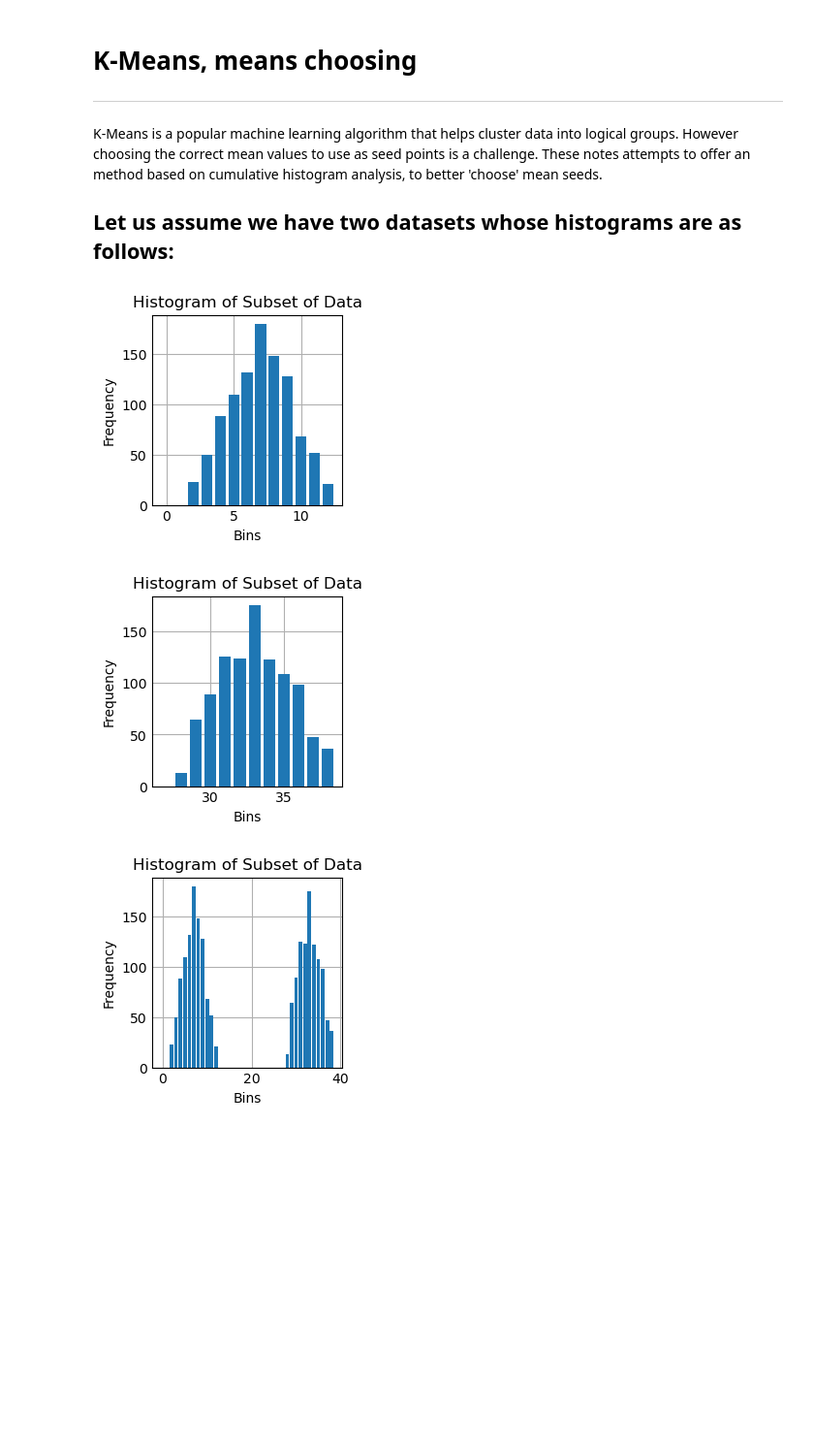
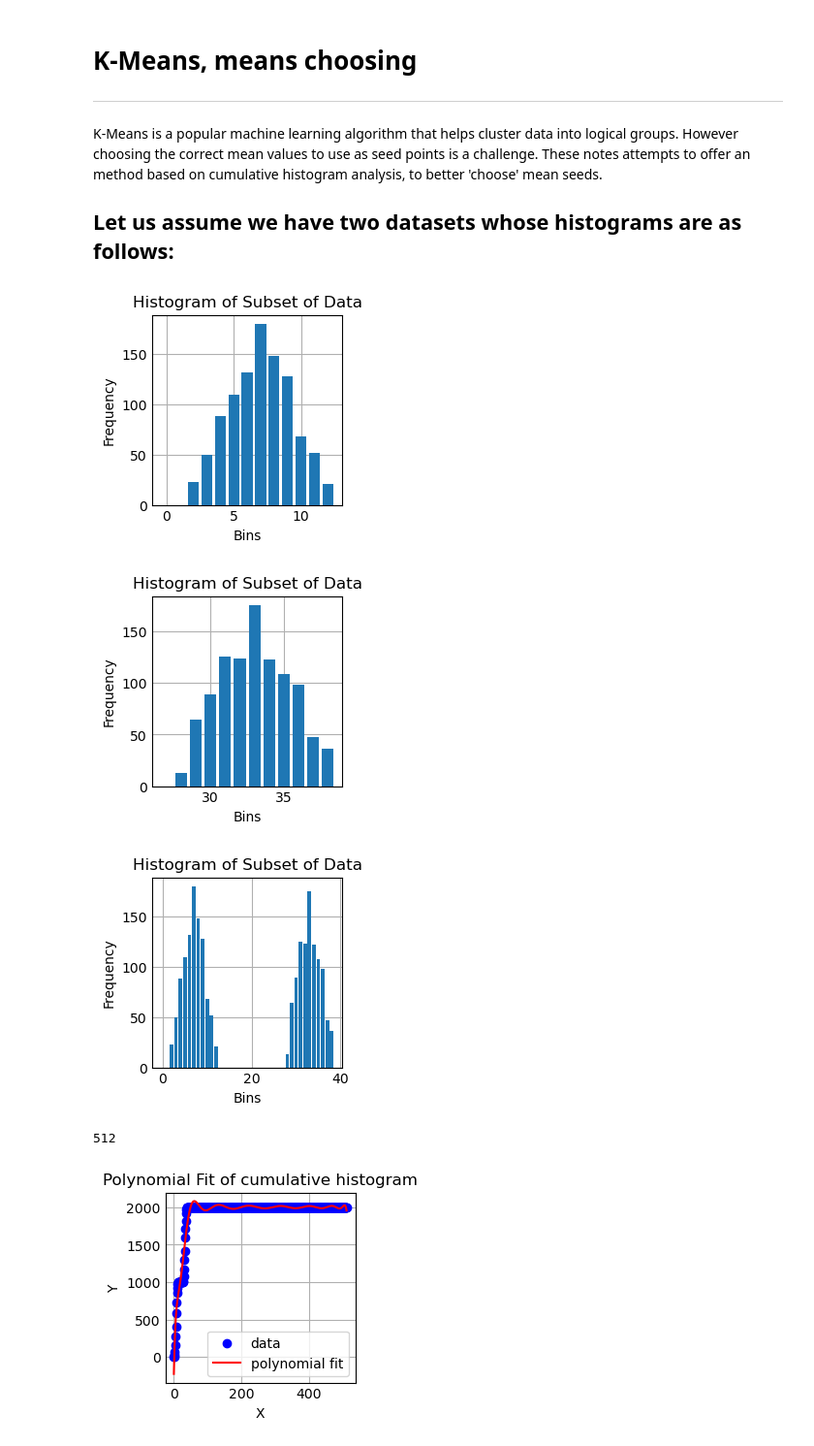
Before and after one commit to BrianOBrien/JupyterNotes, a Jupyter notebook: k-mean-choices.ipynb, the cells around one changed output. Shown: that part at 97% size. Saved outputs shown, nothing was run; the diff lists cells and outputs as text; code cells hidden in the pictures; blank space fills up the shorter version.

```diff
--- a/k-mean-choices.ipynb
+++ b/k-mean-choices.ipynb
@@ -39,11 +39,12 @@ def Histo(dataset):
 
 def CumulativeHisto(histo):
     H = np.zeros(512, dtype=np.uint32)
-    for f in histo:
-        H[f] += H[f-1] + f
+    H[0]=histo[0]
+    for i in range(1, len(histo)):
+        H[i] += H[i-1] + histo[i]
     return H
 
-def plot(data, minx, maxx):
+def hplot(data, minx, maxx):
     # Subset of data
     subset_indicies = np.arange(minx, maxx) #x
     subset_data = data[minx:maxx] #y
@@ -52,33 +53,80 @@ def plot(data, minx, maxx):
 
 
     plt.bar(subset_indicies,subset_data,align='center') # A bar chart
 
     # Labeling
     plt.xlabel('Bins')
     plt.ylabel('Frequency')
     plt.title('Histogram of Subset of Data')
 
     # Show plot
     plt.grid(True)
     plt.show()
+
+def cplot(data, minx, maxx):
+
+    # Generate x values for plotting the fitted curve
+    x = np.arange(0, data.size) #it's evenly spaced.
+    y = data
+
+    # Fit a curve to the data
+    coefficients = np.polyfit(x, y, 16)
+    polynomial = np.poly1d(coefficients)
+
+    # Generate x values for plotting the fitted curve.
+    x_fit = np.linspace(min(x), max(x), x.size)
+    y_fit = polynomial(x_fit)
+
+    # Subset of data
+    # slice the data to the x-window
+    subset_indicies = x #x[minx:maxx] #x
+    subset_data = y #y[minx:maxx] #y
+
+    subset_cv_indicies = x_fit #x_fit[minx:maxx]
+    subset_cv_data = y_fit #y_fit[minx:maxx]
+
+    x1 = subset_indicies
+    y1 = subset_data
+
+    x2 = subset_cv_indicies
+    y2 = subset_cv_data
+
+    # Plot the original data points
+    plt.scatter(x1, y1, color='blue', label='data')
+
+    # Plot the fitted curve
+    plt.plot(x2, y2, color='red', label='polynomial fit')
+
+    # Labeling
+    plt.xlabel('X')
+    plt.ylabel('Y')
+    plt.title('Polynomial Fit of cumulative histogram')
+    plt.legend()
+
+    # Show plot
+    plt.grid(True)
+    plt.show()
 #==============================================================================
 np.random.seed(1)
 
 # two six sided dice 2-12 range(2*base, 2*(base-1)+sides*2)
 set1 = genSet(6, 1)  #2 to 12
 H1 = Histo(set1)
 plot(H1, 0, 13)
 #print(H1)
 set2 = genSet(6, 14)  # 2*(14), 2*(14-1)+12 : 28, 26+12=38
 H2 = Histo(set2)
-plot(H2, 27, 39)
+hplot(H2, 27, 39)
 #print(H2)
 H = H1+H2
 #print(H)
-plot(H, 0, 39)
+hplot(H, 0, 39)
 C=CumulativeHisto(H)
-#print(C)
+print(C.size)
+cplot(C, 0, 100)
 # %% [output]
 [figure]
 [figure]
 [figure]
+512
+[figure, added]
```
